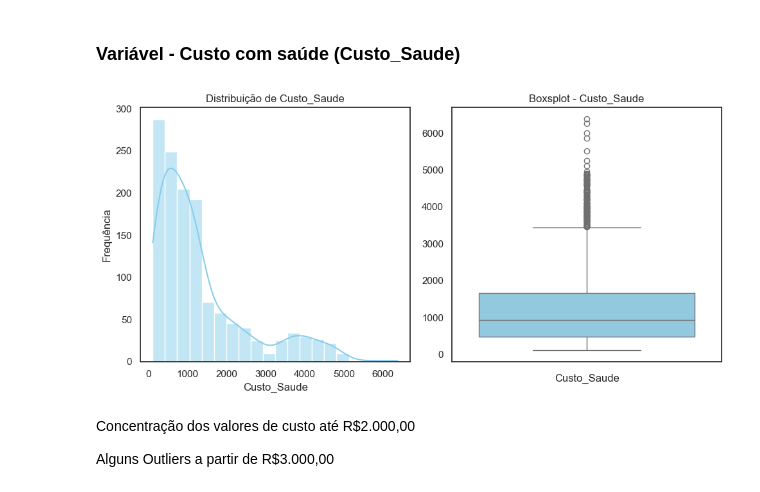
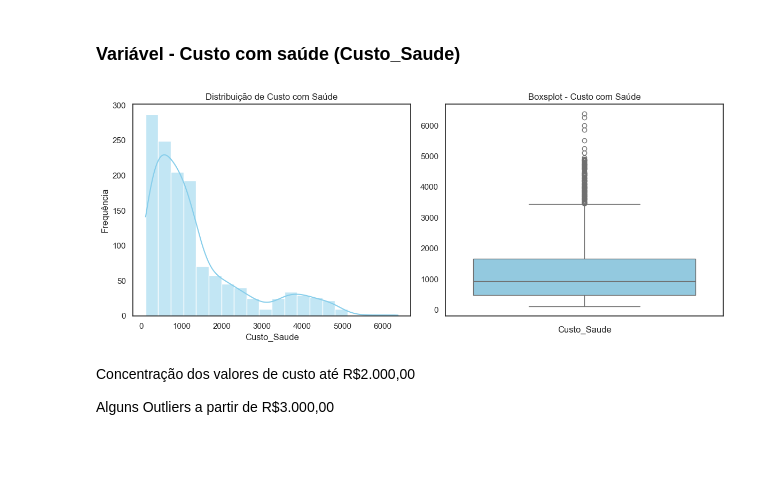
Before and after one commit to pauloivicentin/projeto_healthy_analytics, a Jupyter notebook: notebooks/analises_do_projeto.ipynb, the cells around one changed output. Cells and saved outputs as stored; diff of their text form; code cells hidden in the pictures; blank space fills up the shorter version.

```diff
--- a/notebooks/analises_do_projeto.ipynb
+++ b/notebooks/analises_do_projeto.ipynb
@@ -296,28 +296,28 @@ Sem detecção de outliers
 # %%
 sns.set(style="white", palette="pastel")
 
 # Criando a figura com o 1 linha e 2 colunas
-fig, axes = plt.subplots(1, 2, figsize=(10, 5))
+fig, axes = plt.subplots(1, 2, figsize=(12, 5))
 
 # Histograma de Custo_Saude
 
 sns.histplot(df['Custo_Saude'], bins=20, kde=True, ax=axes[0], color='skyblue')
-axes[0].set_title('Distribuição de Custo_Saude')
+axes[0].set_title('Distribuição de Custo com Saúde')
 axes[0].set_xlabel('Custo_Saude')
 axes[0].set_ylabel('Frequência')
 
 # Boxsplot de Custo_Saude
 
 sns.boxplot(y=df['Custo_Saude'], ax=axes[1], color='skyblue')
-axes[1].set_title('Boxsplot - Custo_Saude')
+axes[1].set_title('Boxsplot - Custo com Saúde')
 axes[1].set_xlabel('Custo_Saude')
 axes[1].set_ylabel('')
 
 
 plt.tight_layout()
 plt.show()
 # %% [output]
-[figure, old version]
+[figure, new version]
 # %% [markdown]
 Concentração dos valores de custo até R$2.000,00
 
```
Also changed, not shown: parts of 10 cells of this notebook, 1 other file.
